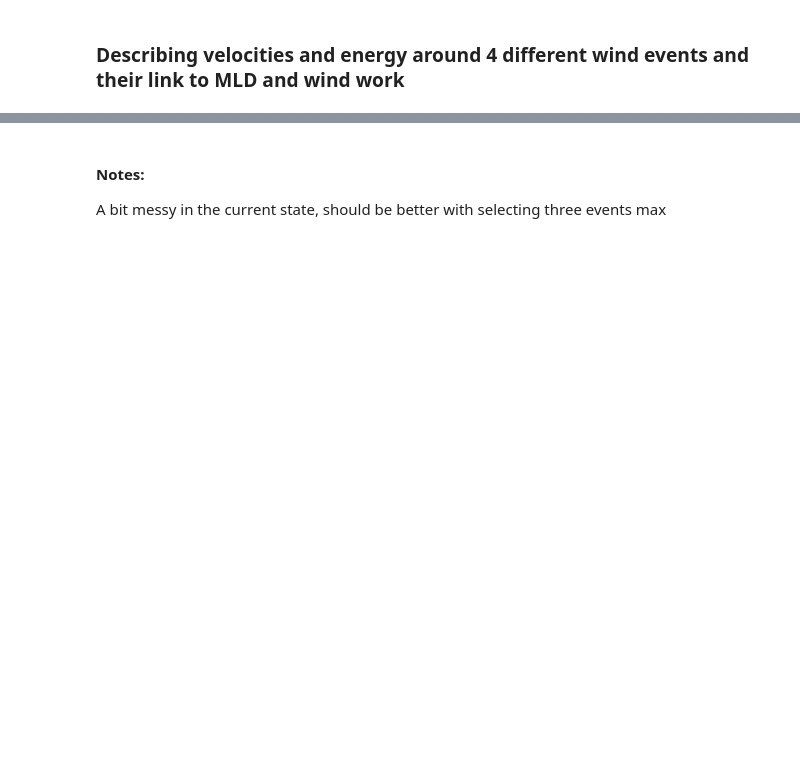
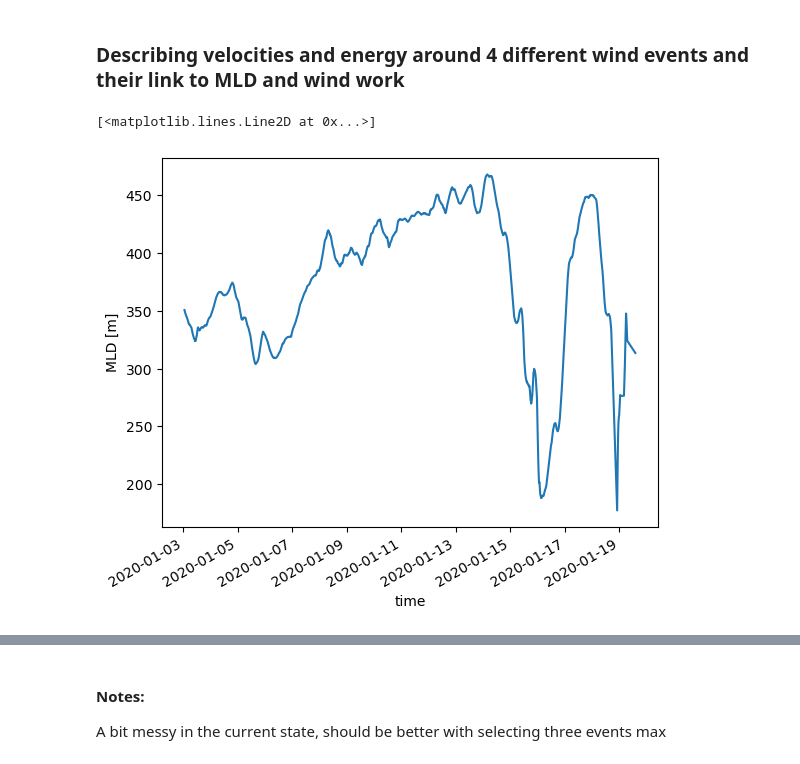
Before and after one commit to zcasparco/NIW, a Jupyter notebook: Data_overview/Zoom_wind_event.ipynb, the cells around one changed output, grey strips where cells are left out. Cells and saved outputs as stored; diff of their text form; code cells hidden in the pictures; blank space fills up the shorter version.

```diff
--- a/Data_overview/Zoom_wind_event.ipynb
+++ b/Data_overview/Zoom_wind_event.ipynb
@@ -86,5 +102,11 @@ def plot_event2D(ds,v,ti,tf,months,**kwargs):
         axs[i].axhline(mld.sel(month=months[i]),c='c',lw=2)
         axs[i].set_title('Month %s'%months[i])
     return fig,ax
+# %%
+#axs[i].axhline(mld.sel(month=months[i]),c='c',lw=2)
+mld_m1.sel(time=slice(ti[1],tf[1])).plot()
+# %% [output]
+[<matplotlib.lines.Line2D at 0x...>]
+[figure, added]
 # %%
 #NI EKE
```
Also changed, not shown: parts of 11 cells of this notebook, 9 other files.
